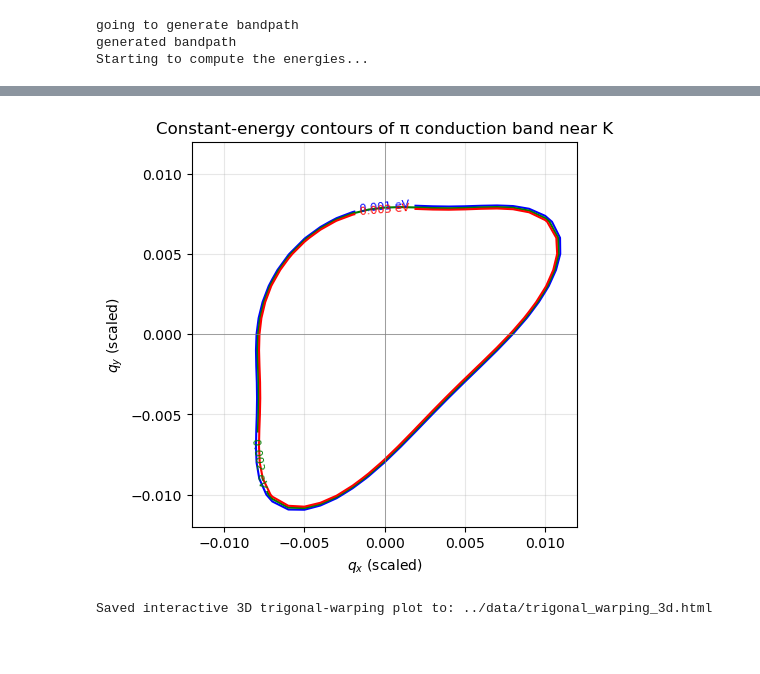
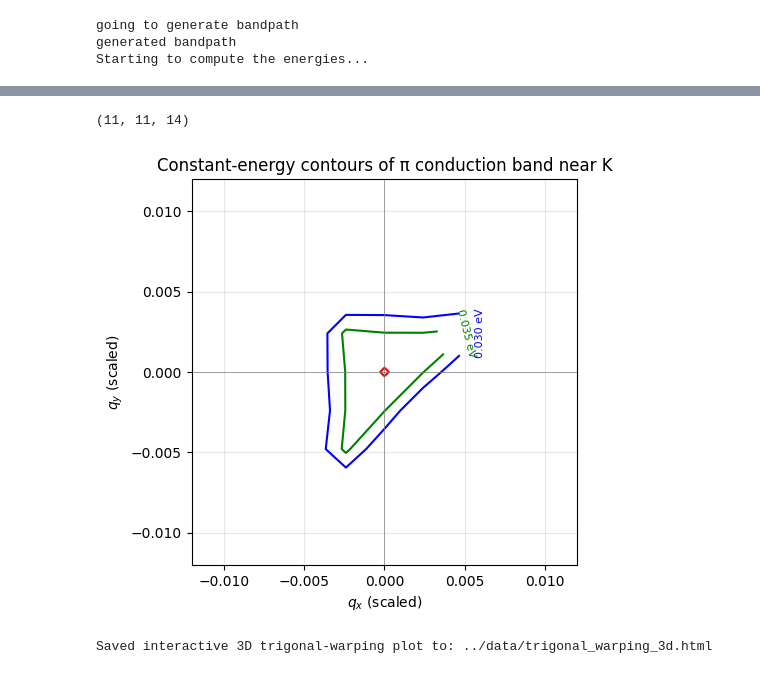
Before and after one commit to NexganGH/DFT_QMB, a Jupyter notebook: 2_graphene_bilayers/scripts/tight_binding/scripts/full_workflow.ipynb, the cells around one changed output, grey strips where cells are left out. Saved outputs shown, nothing was run; the diff lists cells and outputs as text; code cells hidden in the pictures; blank space fills up the shorter version.

```diff
--- a/2_graphene_bilayers/scripts/tight_binding/scripts/full_workflow.ipynb
+++ b/2_graphene_bilayers/scripts/tight_binding/scripts/full_workflow.ipynb
@@ -289,7 +282,7 @@ from trigonal_warping import (
 # %%
 # Load your converged bilayer AB calc
 atoms, calc = restart("../gpw/ab.gpw")
-Nq=61
+Nq=11
 # 1) Compute dense patch around K
 qx, qy, E_shifted, EF = compute_patch_bands(
     calc,
@@ -424,32 +361,36 @@ candidates = np.where(E_center > 0)[0]
 cond_idx = candidates[np.argmin(E_center[candidates])]
 # %%
 E_cond = E_shifted[..., cond_idx]
+# %%
+E_shifted.shape
+# %% [output]
+(11, 11, 14)
 # %%
 import matplotlib.pyplot as plt
 import numpy as np
 
 # E_cond: (Nq, Nq) conduction π band, shifted so EF=0
 # qx, qy: (Nq, Nq) mesh (scaled around K)
 
 plt.figure(figsize=(5, 5))
 
 # choose a few low energies in eV
-levels = [0.0010, 0.0018, 0.0025]
+levels = [0.03, 0.035, 0.04]
 cs = plt.contour(qx, qy, E_cond, levels=levels, colors=['b', 'g', 'r'])
 plt.clabel(cs, inline=True, fontsize=8, fmt="%.3f eV")
 
 plt.axhline(0, color='gray', lw=0.5)
 plt.axvline(0, color='gray', lw=0.5)
 plt.gca().set_aspect('equal', 'box')
 
 plt.xlabel(r"$q_x$ (scaled)")
 plt.ylabel(r"$q_y$ (scaled)")
 plt.title("Constant-energy contours of π conduction band near K")
 plt.grid(alpha=0.3)
 plt.tight_layout()
 plt.show()
 # %% [output]
-[figure, old version]
+[figure, new version]
 # %%
 plot_trigonal_warping_3d(
     qx,
```
Also changed, not shown: parts of 18 cells of this notebook, 3 other files.
